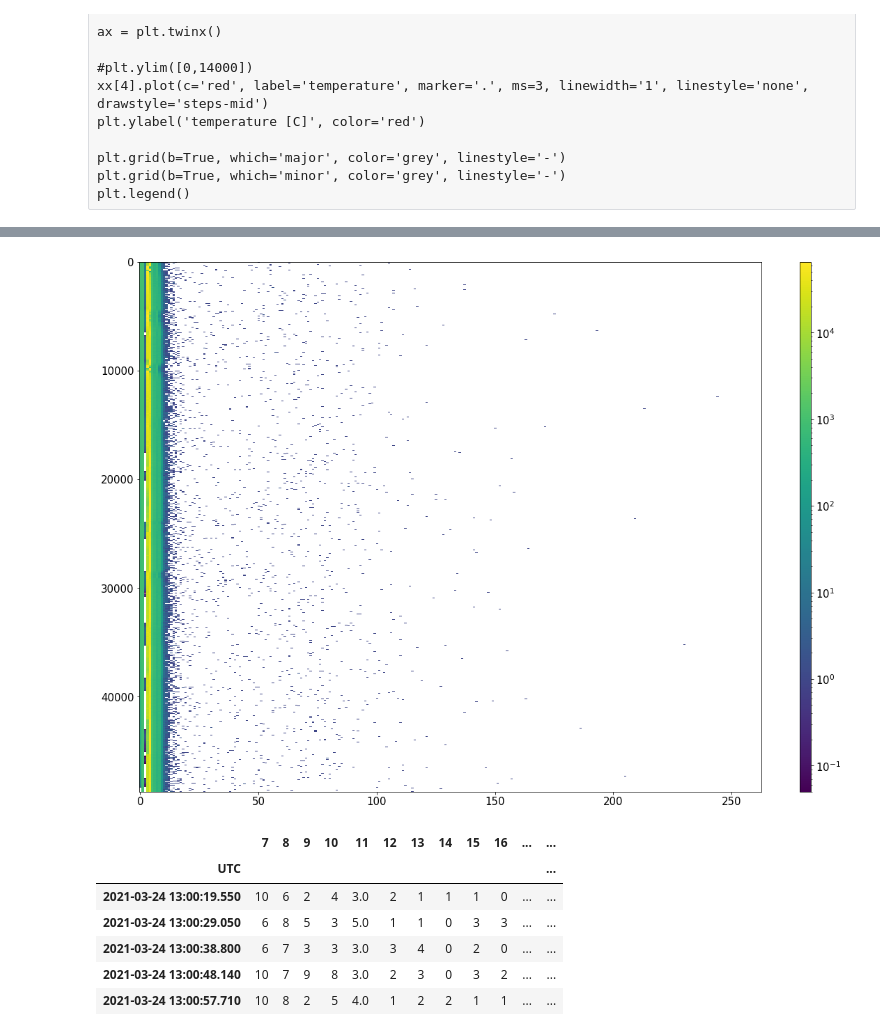
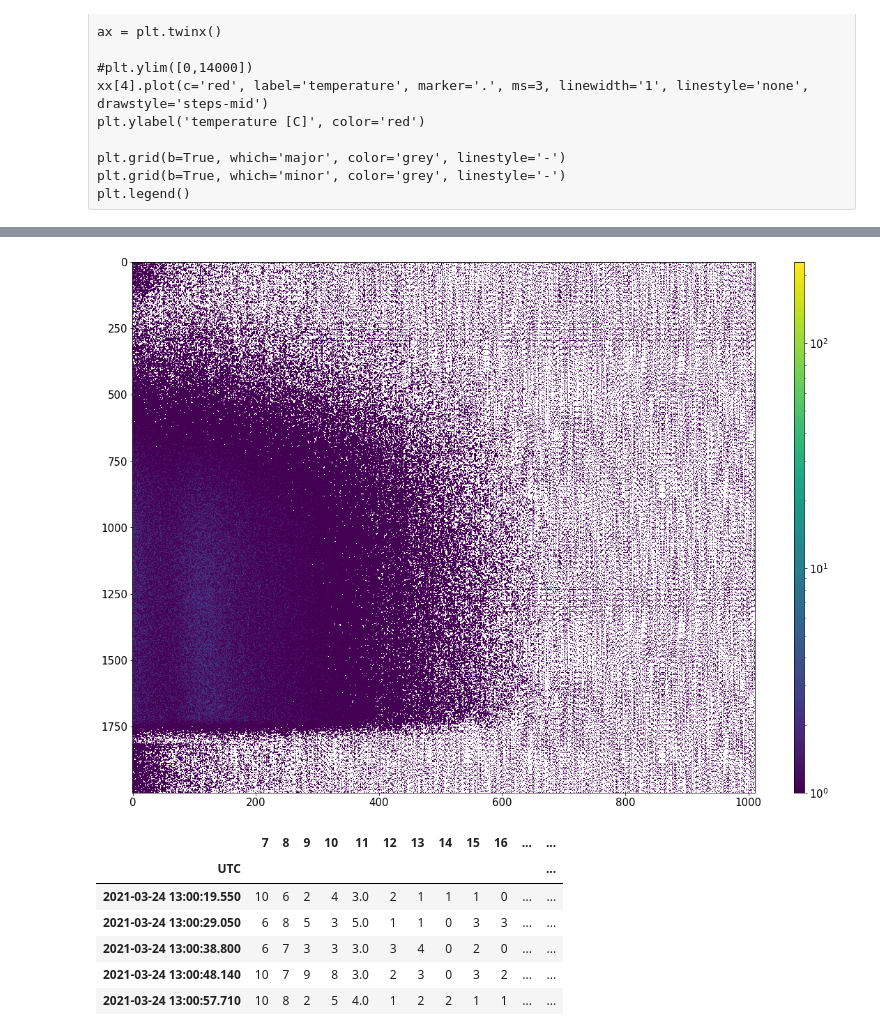
Before and after one commit to ODZ-UJF-AV-CR/Fik7a, a Jupyter notebook: notebooks/data_parser.ipynb, the cells around one changed output, grey strips where cells are left out. Cells and saved outputs as stored; diff of their text form; code cells hidden in the pictures.

```diff
--- a/notebooks/data_parser.ipynb
+++ b/notebooks/data_parser.ipynb
@@ -600,12 +598,12 @@ plt.legend()
 # %%
 from matplotlib.colors import LogNorm
 
 plt.figure(figsize=(20, 14))
-plt.imshow((hist.iloc[:,7:270]), aspect='auto', norm=LogNorm())
+plt.imshow((hist.iloc[12500:14500,12:1023].astype('float')), aspect='auto', norm=LogNorm())
 plt.colorbar(aspect=50)
 None
 # %% [output]
-[figure, old version]
+[figure, new version]
 # %%
 
 hist['2021-03-24 13:00:00':'2021-03-24 13:01:00'].iloc[:,7:]
```
Also changed, not shown: parts of 6 cells of this notebook.
